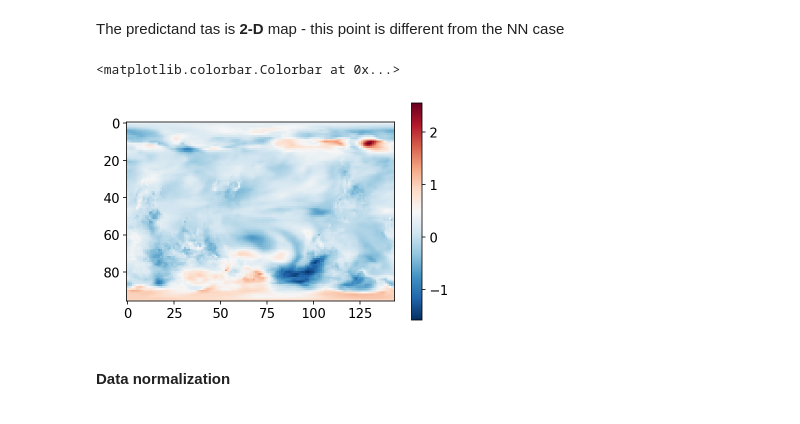
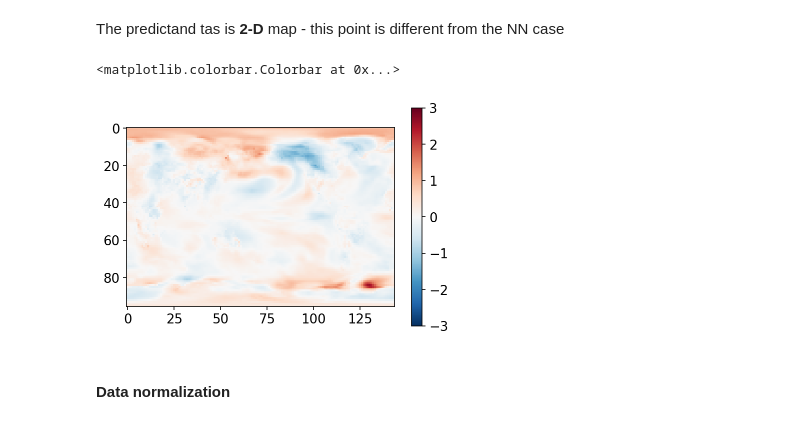
Before and after one commit to leap-stc/EAEE4000_ML_for_Env_Eng_Sci, a Jupyter notebook: ClimateBench_tutorials/CNN_example.ipynb, the cells around one changed output. Drawn from its saved outputs; the diff is of its cells as text; code cells hidden in the pictures.

```diff
--- a/ClimateBench_tutorials/CNN_example.ipynb
+++ b/ClimateBench_tutorials/CNN_example.ipynb
@@ -30,9 +29,11 @@ The autoreload extension is already loaded. To reload it, use:
 # %%
-test_path  = './Data/test/'
-train_path = './Data/train_val/'
+cwd = os.getcwd()
 
+train_path = os.path.join(cwd,'Data','train_val')
+test_path  = os.path.join(cwd,'Data','test')
+
+make_dir(train_path)
 make_dir(test_path)
-make_dir(train_path)
 # %% [markdown]
 ### 1. data preprocssing: prepare data for training & test sets
 # %% [markdown]
@@ -44,6 +43,6 @@ Note that compared to NN, we here shrink the training data size (removing 2 hist
 # %%
 # Training set
-train_files = ["historical", "ssp585", "ssp126", "ssp370"]
+train_files = ["historical", "ssp585", "ssp126", "ssp370","hist-GHG","hist-aer"]
 X_train_xr, X_length  = prepare_predictor(train_files,train_path)
 y_train_xr, y_length  = prepare_predictand(train_files,train_path)
 
@@ -80,11 +79,11 @@ X_train_df.head()
 # %% [markdown]
 The predictand tas is **2-D** map - this point is different from the NN case
 # %%
-plt.imshow(y_train[0],cmap='RdBu_r')
+plt.imshow(np.flip(y_train[0],axis=0),cmap='RdBu_r',vmin=-3,vmax=3)
 plt.colorbar()
 # %% [output]
 <matplotlib.colorbar.Colorbar at 0x...>
-[figure, old version]
+[figure, new version]
 # %% [markdown]
 #### Data normalization
 # %% [markdown]
```
Also changed, not shown: parts of 18 cells of this notebook, 8 other files.
